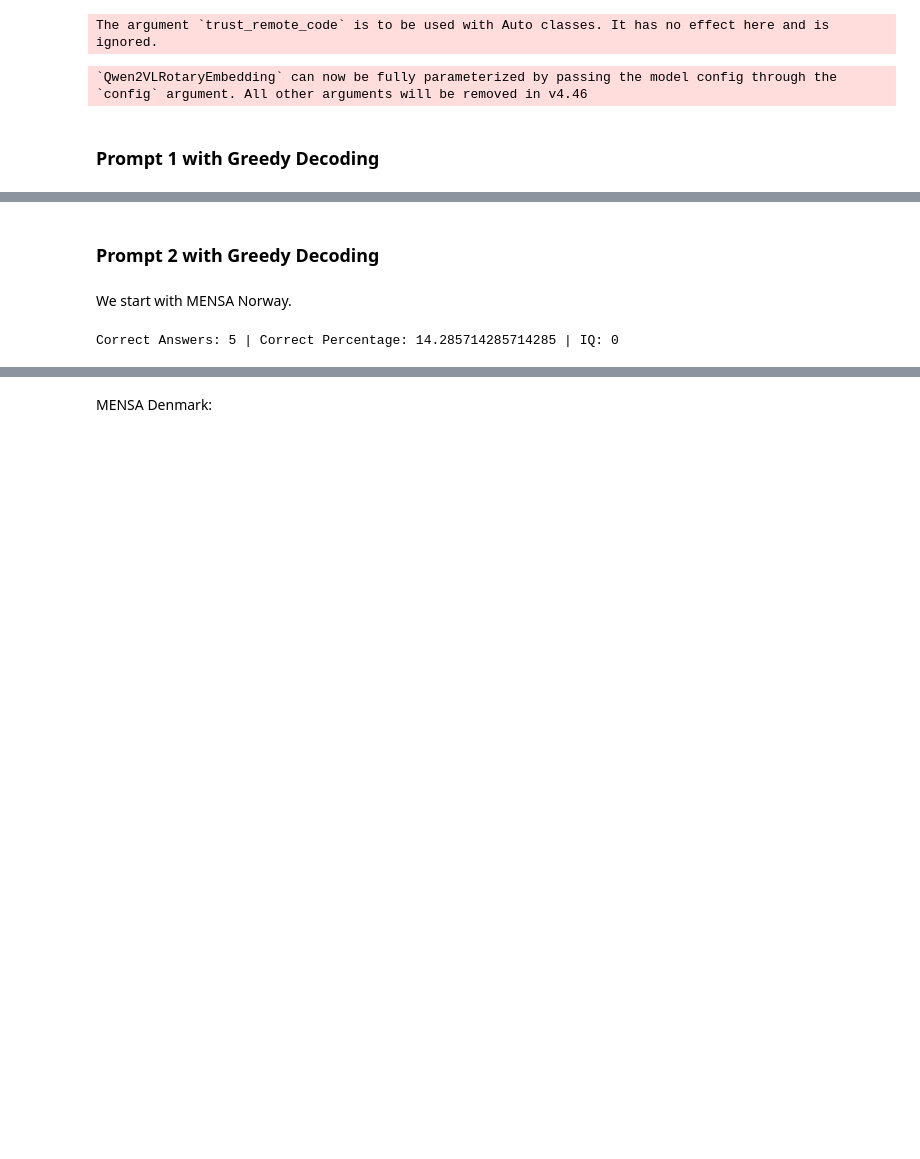
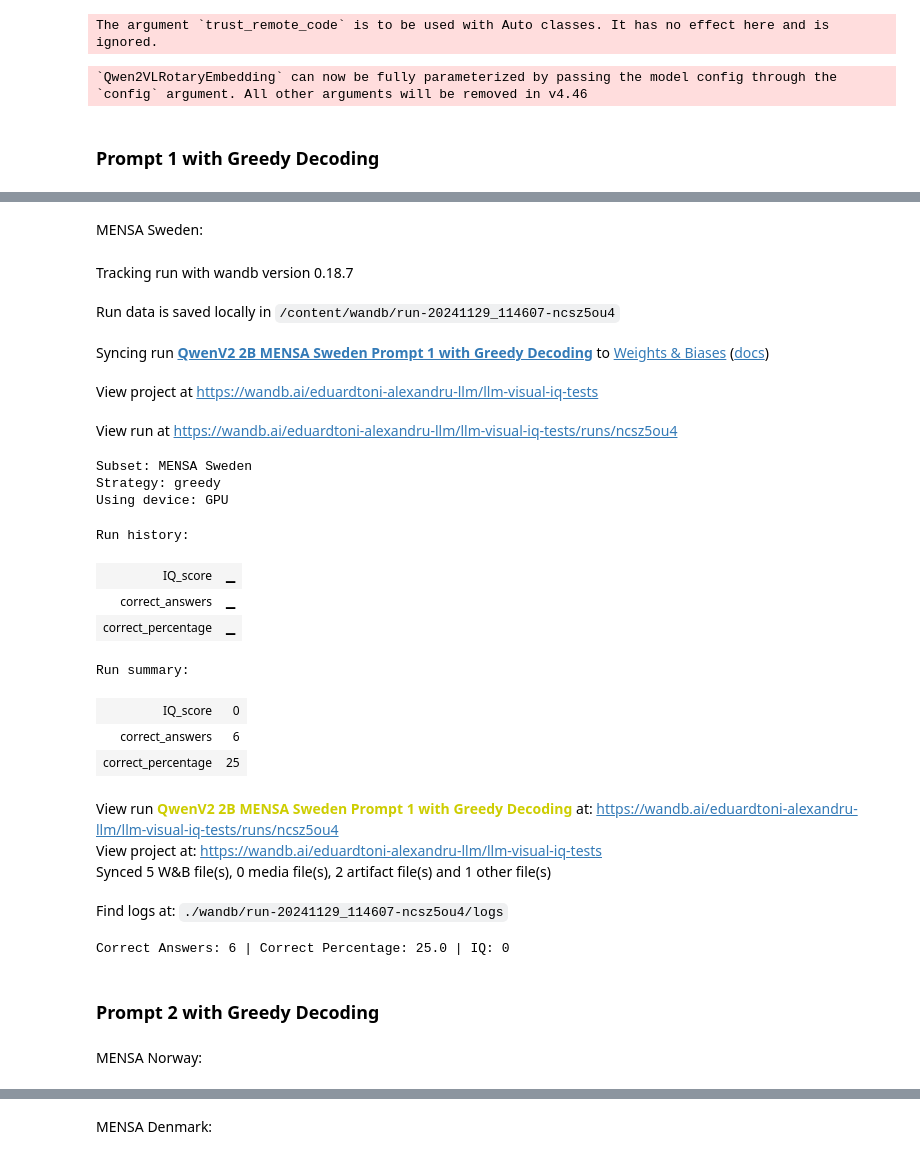
Before and after one commit to eduardalexandrut/llm-iq-test, a Jupyter notebook: LLM_visual_iq_test.ipynb, the cells around one changed output, grey strips where cells are left out. Saved outputs shown, nothing was run; the diff lists cells and outputs as text; code cells hidden in the pictures; blank space fills up the shorter version.

```diff
--- a/LLM_visual_iq_test.ipynb
+++ b/LLM_visual_iq_test.ipynb
@@ -506,4 +612,54 @@ with open("mensa-sweden-answers.json", "w") as out_file:
+# %% [markdown]
+MENSA Sweden:
+# %%
+
+params = {'decoding_strategy':'greedy','subset':'MENSA Sweden'}
+wandb.init(
+    project="llm-visual-iq-tests",
+    name="QwenV2 2B MENSA Sweden Prompt 1 with Greedy Decoding",  # Replace with a descriptive name for this experiment
+    config={
+        "model":"QwenV2 2B",
+        "subset": params["subset"],
+        "decoding_strategy": params["decoding_strategy"],
+        "device": "cuda",
+        "prompt":"prompt_1"
+    },
+)
+
+
+mensa_sweden_answers = test_split(dataset, model, prompts['prompt_1'], processor, **params)
+mensa_sweden_score = get_score(mensa_sweden_answers, dataset)
+# Log to W&B
+log_answers_to_wandb(mensa_sweden_answers, mensa_sweden_score)
+
+# Finish the W&B run
+wandb.finish()
+print(f'Correct Answers: {mensa_sweden_score[0]} | Correct Percentage: {mensa_sweden_score[1]} | IQ: {mensa_sweden_score[2]}' )
+# %% [output]
+Tracking run with wandb version 0.18.7
+Run data is saved locally in /content/wandb/run-20241129_114607-ncsz5ou4
+Syncing run QwenV2 2B MENSA Sweden Prompt 1 with Greedy Decoding to Weights & Biases (docs)
+View project at https://wandb.ai/eduardtoni-alexandru-llm/llm-visual-iq-tests
+View run at https://wandb.ai/eduardtoni-alexandru-llm/llm-visual-iq-tests/runs/ncsz5ou4
+Subset: MENSA Sweden
+Strategy: greedy
+Using device: GPU
+Run history:
+| IQ_score | ▁ |
+| correct_answers | ▁ |
+| correct_percentage | ▁ |
+Run summary:
+| IQ_score | 0 |
+| correct_answers | 6 |
+| correct_percentage | 25 |
+View run QwenV2 2B MENSA Sweden Prompt 1 with Greedy Decoding at: https://wandb.ai/eduardtoni-alexandru-llm/llm-visual-iq-tests/runs/ncsz5ou4
+View project at: https://wandb.ai/eduardtoni-alexandru-llm/llm-visual-iq-tests
+Synced 5 W&B file(s), 0 media file(s), 2 artifact file(s) and 1 other file(s)
+Find logs at: ./wandb/run-20241129_114607-ncsz5ou4/logs
+Correct Answers: 6 | Correct Percentage: 25.0 | IQ: 0
 # %% [markdown]
 ### Prompt 2 with Greedy Decoding
 # %% [markdown]
-We start with MENSA Norway.
+
+
+MENSA Norway:
@@ -512,5 +665,0 @@ mensa_norway_answers_2 = test_split(dataset,'MENSA Norway', None, None, model, p
-# %%
-mensa_norway_score_2 = get_score(mensa_norway_answers_2, dataset)
-print(f'Correct Answers: {mensa_norway_score_2[0]} | Correct Percentage: {mensa_norway_score_2[1]} | IQ: {mensa_norway_score_2[2]}' )
-# %% [output]
-Correct Answers: 5 | Correct Percentage: 14.285714285714285 | IQ: 0
```
Also changed, not shown: parts of 132 cells of this notebook.
